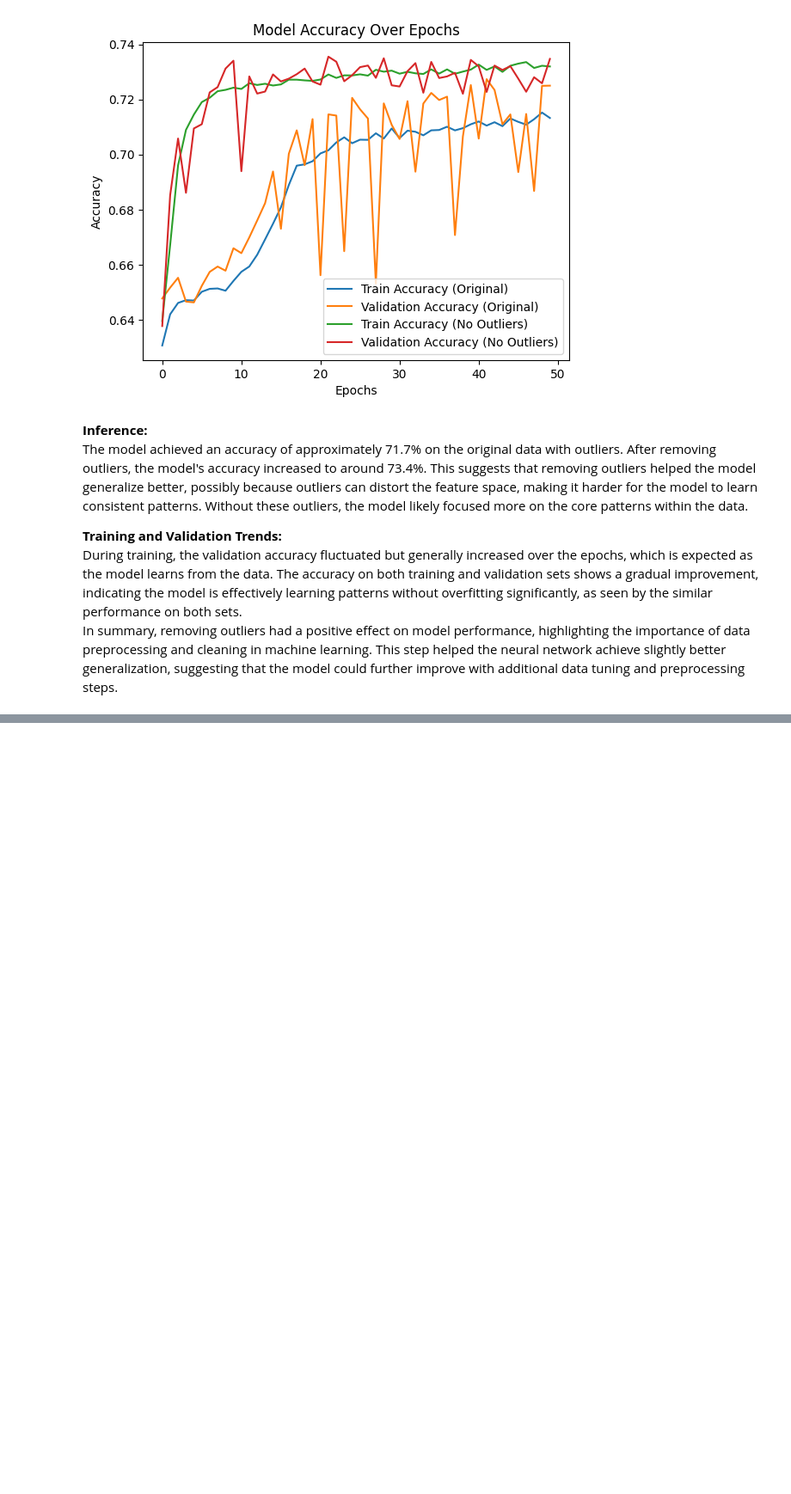
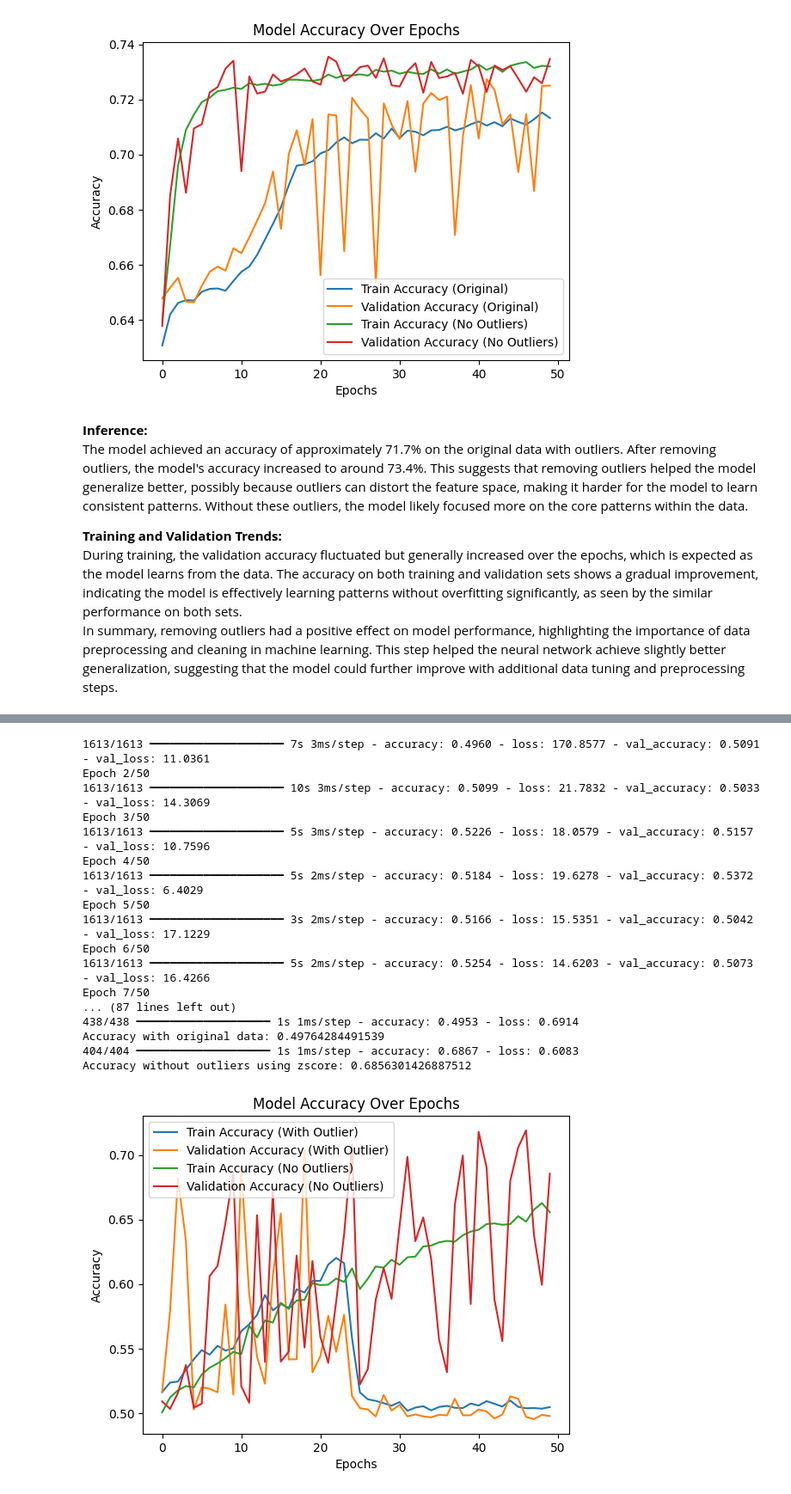
Before and after one commit to Dcode-7/CVD-Model, a Jupyter notebook: CVD_Model.ipynb, the cells around one changed output, grey strips where cells are left out. Shown at 86% size. Saved outputs shown, nothing was run; the diff lists cells and outputs as text; code cells hidden in the pictures; blank space fills up the shorter version.

```diff
--- a/CVD_Model.ipynb
+++ b/CVD_Model.ipynb
@@ -3398,0 +3517,61 @@ In summary, removing outliers had a positive effect on model performance, highli
+# %%
+column=['ap_lo','ap_hi']
+IQR_df=df
+for cols in column:
+    # Finding the IQR
+    Q1= IQR_df[cols].quantile(0.25)
+    Q3 = IQR_df[cols].quantile(0.75)
+    iqr = Q3-Q1
+    upper_limit = Q3 + 1.5 * iqr
+    lower_limit = Q1 - 1.5 * iqr
+    IQR_df=IQR_df[(IQR_df[cols] >= lower_limit) & (IQR_df[cols] <= upper_limit)]
+# It splits both the original data (df) and the cleaned data (IQR_df) into training and testing sets.
+# X_train and y_train are the training features and labels from the original data, while X_train_scaled and y_train_scaled are from the cleaned data.
+X_train, X_test, y_train, y_test = train_test_split(df.drop('cardio', axis=1),
+                                                    df['cardio'],
+                                                    test_size=0.2,
+                                                    random_state=42)
+
+X_train_no_outliers , X_test_no_outliers,y_train_no_outliers,y_test_no_outliers =train_test_split(IQR_df.drop('cardio', axis=1),
+                                                    IQR_df['cardio'],
+                                                    test_size=0.2,
+                                                    random_state=42)
+
+# Define the model architecture
+def create_model():
+    model = tf.keras.models.Sequential([
+        tf.keras.layers.Dense(64, activation='relu', input_shape=(X_train.shape[1],)),
+        tf.keras.layers.Dense(32, activation='relu'),
+        tf.keras.layers.Dense(1, activation='sigmoid')
+    ])
+    model.compile(optimizer='adam', loss='binary_crossentropy', metrics=['accuracy'])
+    return model
+
+# Train model with original data
+model_original = create_model()
+history_original = model_original.fit(X_train, y_train, epochs=50, validation_data=(X_test, y_test), verbose=1)
+
+# Train model with data without outliers using IQR method
+model_no_outliers = create_model()
+history_no_outliers = model_no_outliers.fit(X_train_no_outliers, y_train_no_outliers, epochs=50,
+                                            validation_data=(X_test_no_outliers, y_test_no_outliers), verbose=1)
+
+# Evaluate accuracy on the original data
+loss, accuracy_original = model_original.evaluate(X_test, y_test)
+print("Accuracy with original data:", accuracy_original)
+
+# Evaluate accuracy on the data without outliers
+loss, accuracy_no_outliers = model_no_outliers.evaluate(X_test_no_outliers, y_test_no_outliers)
+print("Accuracy without outliers using zscore:", accuracy_no_outliers)
+
+# Plot accuracy over epochs
+plt.plot(history_original.history['accuracy'], label='Train Accuracy (With Outlier)')
+plt.plot(history_original.history['val_accuracy'], label='Validation Accuracy (With Outlier)')
+plt.plot(history_no_outliers.history['accuracy'], label='Train Accuracy (No Outliers)')
+plt.plot(history_no_outliers.history['val_accuracy'], label='Validation Accuracy (No Outliers)')
+plt.xlabel('Epochs')
+plt.ylabel('Accuracy')
+plt.title('Model Accuracy Over Epochs')
+plt.legend()
+plt.show()
+# %% [output]
@@ -3398,0 +3595,18 @@ In summary, removing outliers had a positive effect on model performance, highli
+1613/1613 ━━━━━━━━━━━━━━━━━━━━ 7s 3ms/step - accuracy: 0.4960 - loss: 170.8577 - val_accuracy: 0.5091 - val_loss: 11.0361
+Epoch 2/50
+1613/1613 ━━━━━━━━━━━━━━━━━━━━ 10s 3ms/step - accuracy: 0.5099 - loss: 21.7832 - val_accuracy: 0.5033 - val_loss: 14.3069
+Epoch 3/50
+1613/1613 ━━━━━━━━━━━━━━━━━━━━ 5s 3ms/step - accuracy: 0.5226 - loss: 18.0579 - val_accuracy: 0.5157 - val_loss: 10.7596
+Epoch 4/50
+1613/1613 ━━━━━━━━━━━━━━━━━━━━ 5s 2ms/step - accuracy: 0.5184 - loss: 19.6278 - val_accuracy: 0.5372 - val_loss: 6.4029
+Epoch 5/50
+1613/1613 ━━━━━━━━━━━━━━━━━━━━ 3s 2ms/step - accuracy: 0.5166 - loss: 15.5351 - val_accuracy: 0.5042 - val_loss: 17.1229
+Epoch 6/50
+1613/1613 ━━━━━━━━━━━━━━━━━━━━ 5s 2ms/step - accuracy: 0.5254 - loss: 14.6203 - val_accuracy: 0.5073 - val_loss: 16.4266
+Epoch 7/50
+... (87 lines left out)
+438/438 ━━━━━━━━━━━━━━━━━━━━ 1s 1ms/step - accuracy: 0.4953 - loss: 0.6914
+Accuracy with original data: 0.49764284491539
+404/404 ━━━━━━━━━━━━━━━━━━━━ 1s 1ms/step - accuracy: 0.6867 - loss: 0.6083
+Accuracy without outliers using zscore: 0.6856301426887512
+[figure, added]
```
Also changed, not shown: parts of 14 cells of this notebook.
